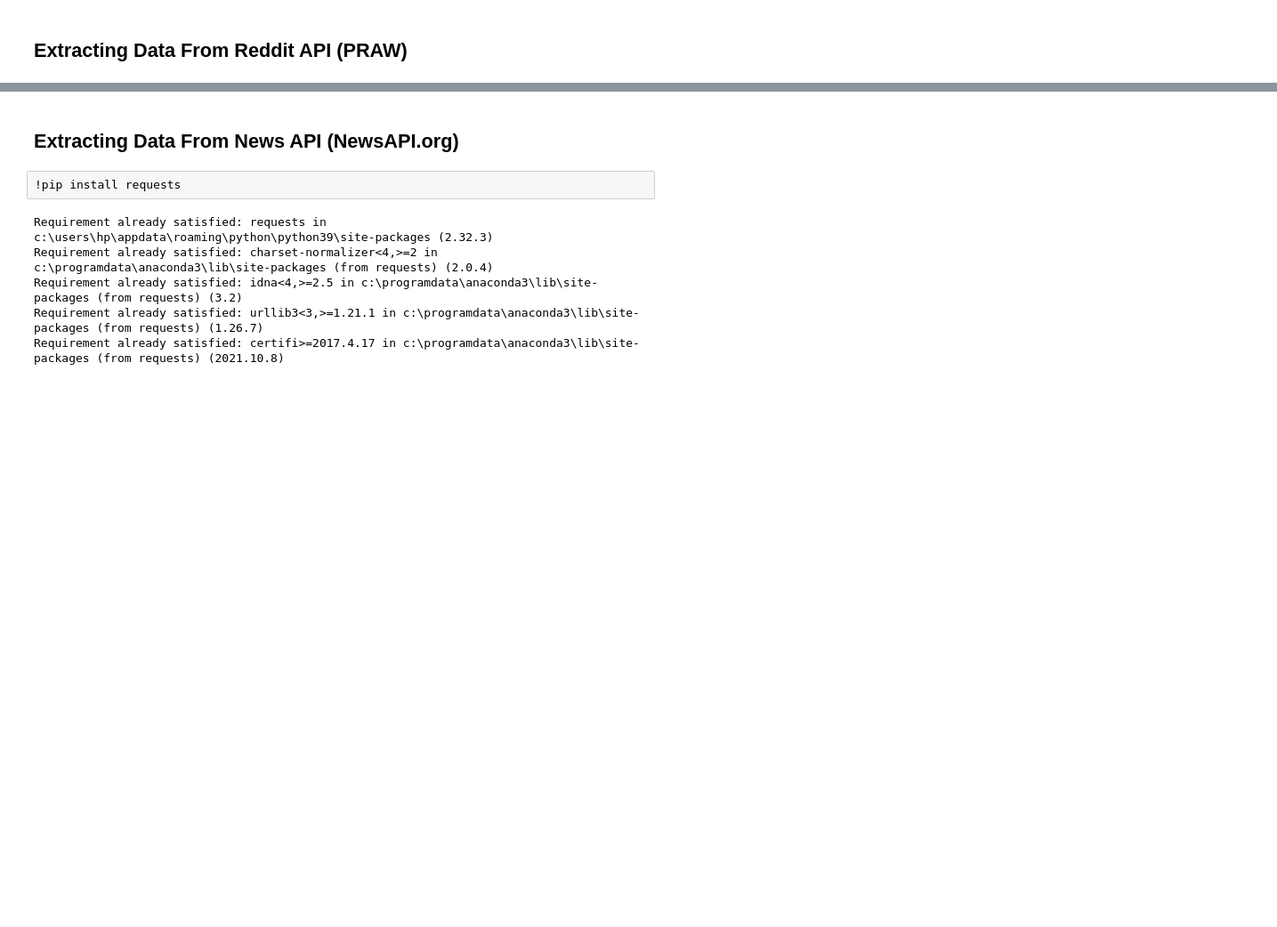
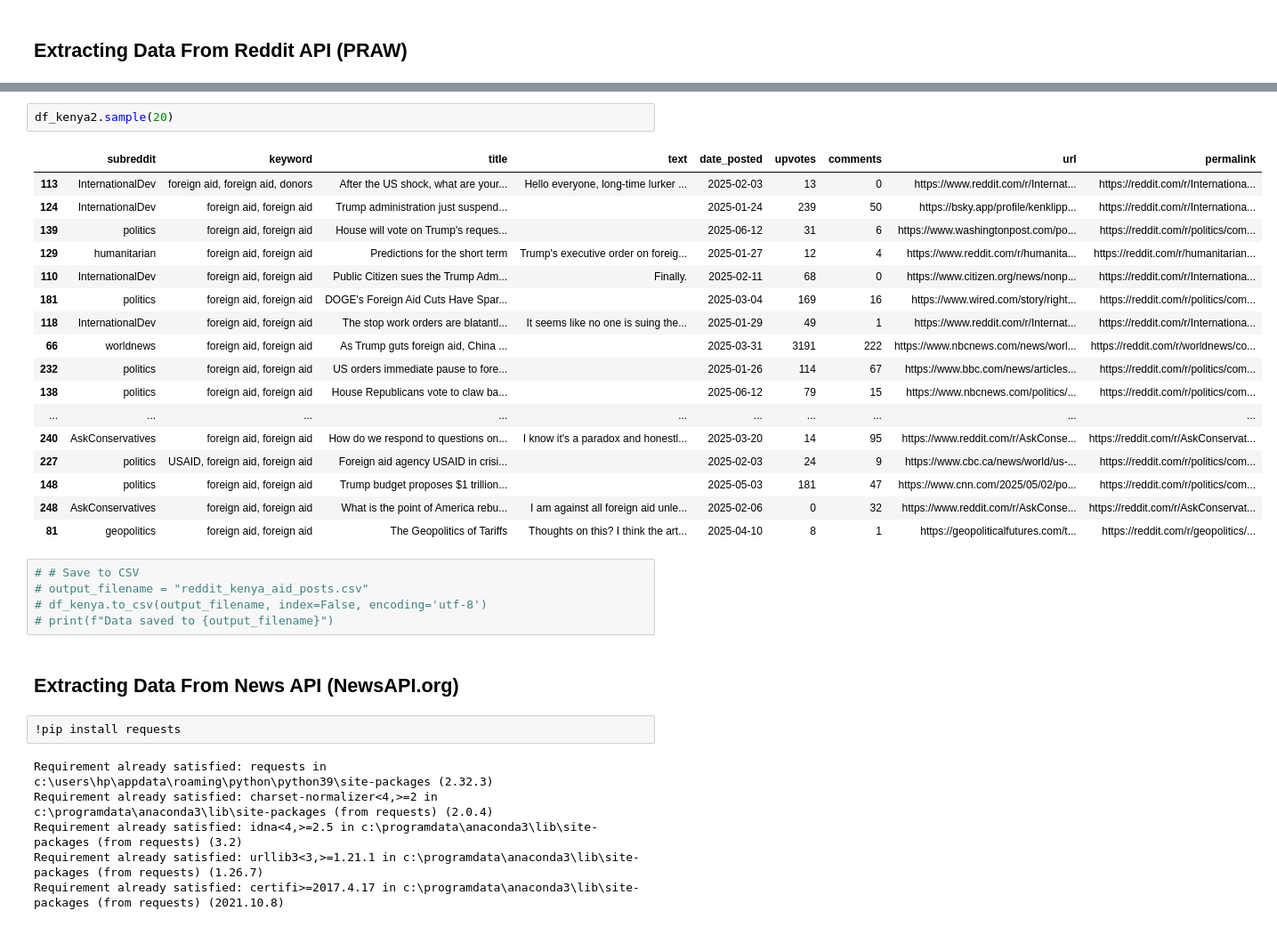
Before and after one commit to L-N-E0/USAID-Kenya-Sentiment-Analysis, a Jupyter notebook: notebooks/Cecilia.ipynb, the cells around one changed output, grey strips where cells are left out. Shown at 89% size. Drawn from its saved outputs; the diff is of its cells as text; blank space fills up the shorter version.

```diff
--- a/notebooks/Cecilia.ipynb
+++ b/notebooks/Cecilia.ipynb
@@ -258,3 +505,28 @@ df_kenya.sample(30)
+# %%
+df_kenya2.sample(20)
+# %% [output]
+|  | subreddit | keyword | title | text | date_posted | upvotes | comments | url | permalink |
+| 113 | InternationalDev | foreign aid, foreign aid, donors | After the US shock, what are your... | Hello everyone, long-time lurker ... | 2025-02-03 | 13 | 0 | https://www.reddit.com/r/Internat... | https://reddit.com/r/Internationa... |
+| 124 | InternationalDev | foreign aid, foreign aid | Trump administration just suspend... |  | 2025-01-24 | 239 | 50 | https://bsky.app/profile/kenklipp... | https://reddit.com/r/Internationa... |
+| 139 | politics | foreign aid, foreign aid | House will vote on Trump's reques... |  | 2025-06-12 | 31 | 6 | https://www.washingtonpost.com/po... | https://reddit.com/r/politics/com... |
+| 129 | humanitarian | foreign aid, foreign aid | Predictions for the short term | Trump's executive order on foreig... | 2025-01-27 | 12 | 4 | https://www.reddit.com/r/humanita... | https://reddit.com/r/humanitarian... |
+| 110 | InternationalDev | foreign aid, foreign aid | Public Citizen sues the Trump Adm... | Finally. | 2025-02-11 | 68 | 0 | https://www.citizen.org/news/nonp... | https://reddit.com/r/Internationa... |
+| 181 | politics | foreign aid, foreign aid | DOGE's Foreign Aid Cuts Have Spar... |  | 2025-03-04 | 169 | 16 | https://www.wired.com/story/right... | https://reddit.com/r/politics/com... |
+| 118 | InternationalDev | foreign aid, foreign aid | The stop work orders are blatantl... | It seems like no one is suing the... | 2025-01-29 | 49 | 1 | https://www.reddit.com/r/Internat... | https://reddit.com/r/Internationa... |
+| 66 | worldnews | foreign aid, foreign aid | As Trump guts foreign aid, China ... |  | 2025-03-31 | 3191 | 222 | https://www.nbcnews.com/news/worl... | https://reddit.com/r/worldnews/co... |
+| 232 | politics | foreign aid, foreign aid | US orders immediate pause to fore... |  | 2025-01-26 | 114 | 67 | https://www.bbc.com/news/articles... | https://reddit.com/r/politics/com... |
+| 138 | politics | foreign aid, foreign aid | House Republicans vote to claw ba... |  | 2025-06-12 | 79 | 15 | https://www.nbcnews.com/politics/... | https://reddit.com/r/politics/com... |
+| ... | ... | ... | ... | ... | ... | ... | ... | ... | ... |
+| 240 | AskConservatives | foreign aid, foreign aid | How do we respond to questions on... | I know it's a paradox and honestl... | 2025-03-20 | 14 | 95 | https://www.reddit.com/r/AskConse... | https://reddit.com/r/AskConservat... |
+| 227 | politics | USAID, foreign aid, foreign aid | Foreign aid agency USAID in crisi... |  | 2025-02-03 | 24 | 9 | https://www.cbc.ca/news/world/us-... | https://reddit.com/r/politics/com... |
+| 148 | politics | foreign aid, foreign aid | Trump budget proposes $1 trillion... |  | 2025-05-03 | 181 | 47 | https://www.cnn.com/2025/05/02/po... | https://reddit.com/r/politics/com... |
+| 248 | AskConservatives | foreign aid, foreign aid | What is the point of America rebu... | I am against all foreign aid unle... | 2025-02-06 | 0 | 32 | https://www.reddit.com/r/AskConse... | https://reddit.com/r/AskConservat... |
+| 81 | geopolitics | foreign aid, foreign aid | The Geopolitics of Tariffs | Thoughts on this? I think the art... | 2025-04-10 | 8 | 1 | https://geopoliticalfutures.com/t... | https://reddit.com/r/geopolitics/... |
+# %%
+# # Save to CSV
+# output_filename = "reddit_kenya_aid_posts.csv"
+# df_kenya.to_csv(output_filename, index=False, encoding='utf-8')
+# print(f"Data saved to {output_filename}")
 # %% [markdown]
 ## Extracting Data From News API (NewsAPI.org)
 # %%
```
Also changed, not shown: parts of 11 cells of this notebook.
